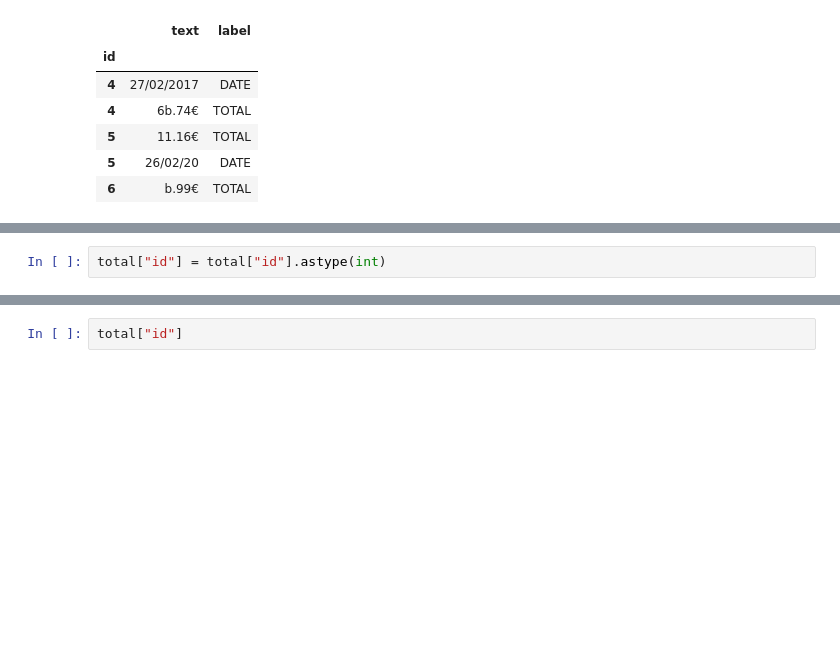
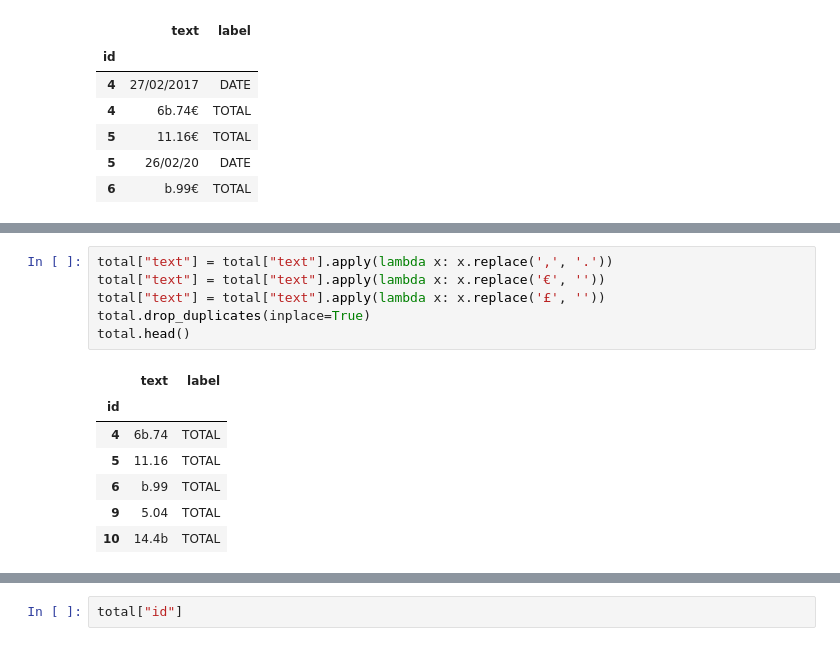
Before and after one commit to JiaenLiu123/final_project, a Jupyter notebook: text_output/accuracy_check.ipynb, the cells around one changed output, grey strips where cells are left out. Drawn from its saved outputs; the diff is of its cells as text; blank space fills up the shorter version.

```diff
--- a/text_output/accuracy_check.ipynb
+++ b/text_output/accuracy_check.ipynb
@@ -174,2 +169,14 @@ total.head()
-# %%
-total["id"] = total["id"].astype(int)
+# %%
+total["text"] = total["text"].apply(lambda x: x.replace(',', '.'))
+total["text"] = total["text"].apply(lambda x: x.replace('€', ''))
+total["text"] = total["text"].apply(lambda x: x.replace('£', ''))
+total.drop_duplicates(inplace=True)
+total.head()
+# %% [output]
+|  | text | label |
+| id |  |  |
+| 4 | 6b.74 | TOTAL |
+| 5 | 11.16 | TOTAL |
+| 6 | b.99 | TOTAL |
+| 9 | 5.04 | TOTAL |
+| 10 | 14.4b | TOTAL |
```
Also changed, not shown: parts of 8 cells of this notebook, 26 other files.
